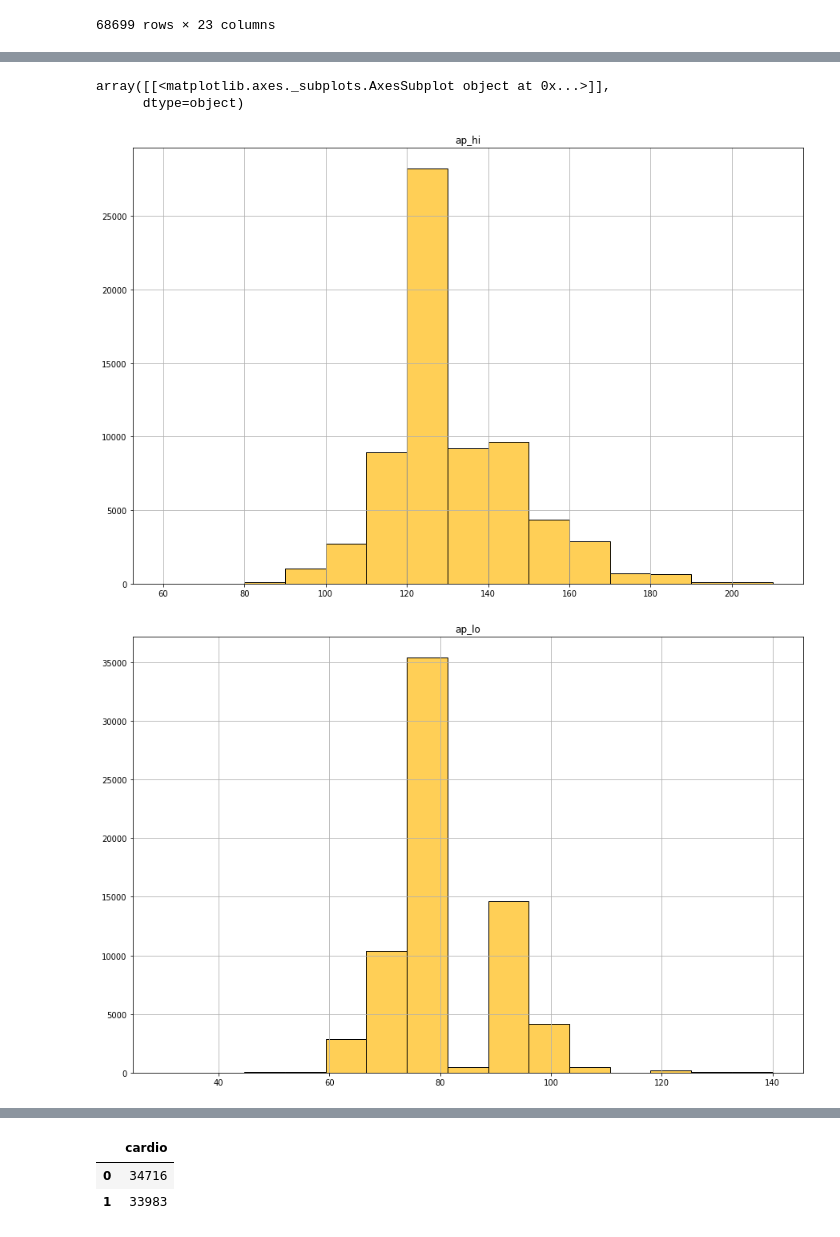
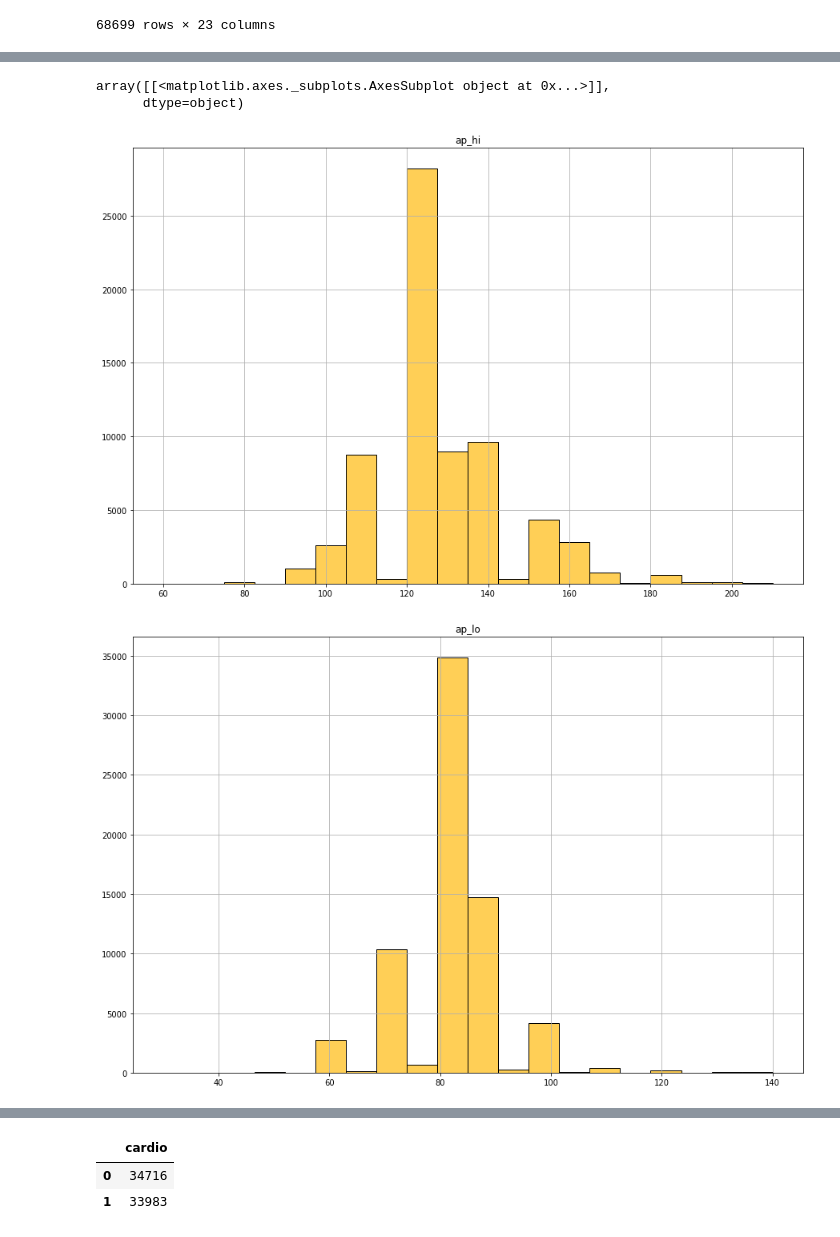
Before and after one commit to GregoryDzej/Big-Data-Python-task, a Jupyter notebook: Big_data_Cardio_.ipynb, the cells around one changed output, grey strips where cells are left out. Cells and saved outputs as stored; diff of their text form; code cells hidden in the pictures.

```diff
--- a/Big_data_Cardio_.ipynb
+++ b/Big_data_Cardio_.ipynb
@@ -300,13 +355,13 @@ main_data
 # %%
 # check of the distribution of Systolic and Diastolic Blood Preasure after data cleaning and transformation of blood preasure levels
 
-main_data.hist(column=['ap_hi'], bins=15, figsize=(15, 10), color='#FFCF56', edgecolor='black')
-main_data.hist(column=['ap_lo'], bins=15, figsize=(15, 10), color='#FFCF56', edgecolor='black')
+main_data.hist(column=['ap_hi'], bins=20, figsize=(15, 10), color='#FFCF56', edgecolor='black')
+main_data.hist(column=['ap_lo'], bins=20, figsize=(15, 10), color='#FFCF56', edgecolor='black')
 # %% [output]
 array([[<matplotlib.axes._subplots.AxesSubplot object at 0x...>]],
       dtype=object)
-[figure, old version]
+[figure, new version]
-[figure, old version]
+[figure, new version]
 # %%
 display(main_data.describe().T)
 # %% [output]
```
Also changed, not shown: parts of 36 cells of this notebook.
